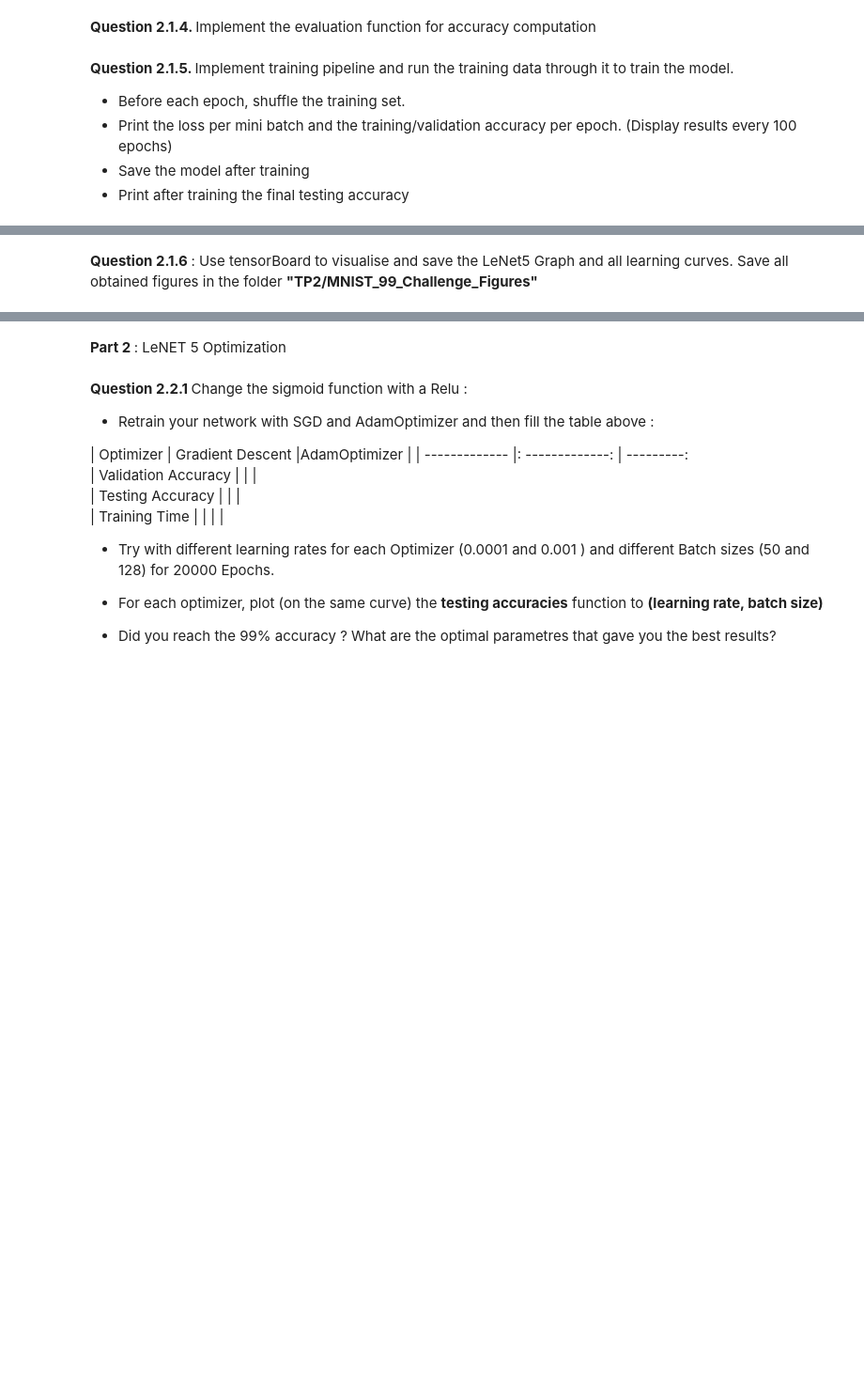
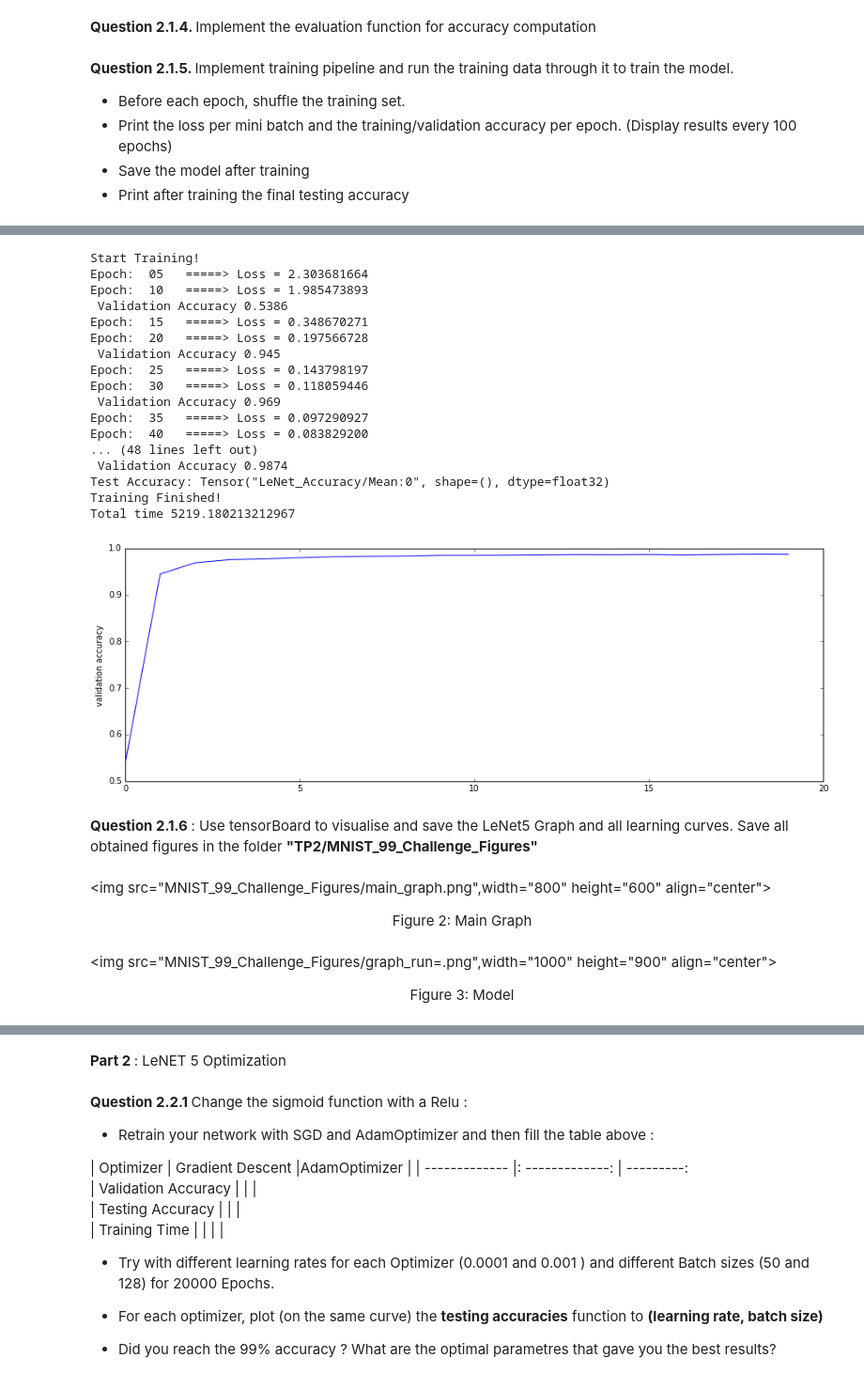
Before and after one commit to gcollura/deeplearning-labs, a Jupyter notebook: lab02-tensorflow/TP2-notebook.ipynb, the cells around one changed output, grey strips where cells are left out. Shown: that part at 94% size. Drawn from its saved outputs; the diff is of its cells as text; code cells hidden in the pictures; blank space fills up the shorter version.

```diff
--- a/lab02-tensorflow/TP2-notebook.ipynb
+++ b/lab02-tensorflow/TP2-notebook.ipynb
@@ -213,13 +216,11 @@ from tensorflow.contrib.layers import flatten
 
 def LeNet5_Model(data, keep_prob, activation=tf.nn.sigmoid):
     conv_1 = tf.nn.conv2d(data, weight_variable([5, 5, 1, 6]), [1, 1, 1, 1], 'VALID', name='conv_1')
-    conv_1 = tf.nn.dropout(activation(conv_1 + bias_variable([24, 24, 6]), name='activation_conv_1'),
-                           keep_prob=keep_prob, name='dropout_conv_1')
+    conv_1 = activation(conv_1 + bias_variable([24, 24, 6]), name='activation_conv_1')
     conv_1 = tf.nn.max_pool(conv_1, [1, 2, 2, 1], [1, 2, 2, 1], 'VALID')
 
     conv_2 = tf.nn.conv2d(conv_1, weight_variable([5, 5, 6, 16]), [1, 1, 1, 1], 'VALID', name='conv_2')
-    conv_2 = tf.nn.dropout(activation(conv_2 + bias_variable([8, 8, 16]), name='activation_conv_2'),
-                           keep_prob=keep_prob, name='dropout_conv_2')
+    conv_2 = activation(conv_2 + bias_variable([8, 8, 16]), name='activation_conv_2')
     conv_2 = tf.nn.max_pool(conv_2, [1, 2, 2, 1], [1, 2, 2, 1], 'VALID')
 
     flat = flatten(conv_2)
@@ -251,7 +256,9 @@ def LeNet5_Model(data, keep_prob, activation=tf.nn.sigmoid):
 # Training parameters
 learning_rate = 0.1
 batch_size = 128
-training_epochs = 50
+training_epochs = 200
+display_step = 5
+logs_path = 'log_files/'  # useful for tensorboard
 # %% [markdown]
 <b> Question 2.1.4. </b>  Implement the evaluation function for accuracy computation
 # %%
@@ -271,7 +278,7 @@ def evaluate(model, y):
 import time
 
 def train(learning_rate=0.1, optimizer_function=tf.train.GradientDescentOptimizer, batch_size=128,
-          training_epochs=50, drop_out=1.0, activation=tf.nn.sigmoid):
+          training_epochs=50, drop_out=1.0, activation=tf.nn.sigmoid, display_step=5):
     tf.reset_default_graph()
 
     # tf Graph Input:  mnist data image of shape 28*28=784
@@ -304,6 +311,7 @@ def train(learning_rate=0.1, optimizer_function=tf.train.GradientDescentOptimize
     merged_summary_op = tf.summary.merge_all()
 
     losses = []
+    val_accuracies = []
 
     # Initializing the session
     print ("Start Training!")
@@ -333,12 +341,14 @@ def train(learning_rate=0.1, optimizer_function=tf.train.GradientDescentOptimize
             # Display logs per epoch step
             if (epoch + 1) % display_step == 0:
                 print("Epoch: ", '%02d' % (epoch+1), "  =====> Loss =", "{:.9f}".format(avg_cost))
+            if (epoch + 1) % 10 == 0:
+                val_acc = acc.eval({x: mnist.validation.images.reshape([-1, 28, 28, 1]), y: mnist.validation.labels, keep_prob: 1.0})
+                val_accuracies.append(val_acc)
+                print(" Validation Accuracy", val_acc)
 
-        acc = acc.eval({x: mnist.test.images.reshape([-1, 28, 28]), y: mnist.test.labels, drop_out: 1.0})
-        print("Accuracy:", acc)
+        accuracy = acc.eval({x: mnist.test.images.reshape([-1, 28, 28, 1]), y: mnist.test.labels, keep_prob: 1.0})
+        print("Test Accuracy:", acc)
 
     t = time.time() - t0
     print ("Training Finished!")
-    return model, losses, acc, t
+    return model, losses, accuracy, val_accuracies, t
-# %%
-train(learning_rate, tf.train.GradientDescentOptimizer, batch_size, training_epochs)
@@ -364,3 +355,31 @@ ValueError: Cannot feed value of shape (10000, 28, 28) for Tensor 'InputData:0',
+# %%
+model, _, _, accuracies, t = train(learning_rate, tf.train.GradientDescentOptimizer,
+                                   batch_size, training_epochs, display_step=5)
+print('Total time', t)
+
+plt.figure(figsize=(15,5))
+plt.ylabel("validation accuracy")
+plt.plot(accuracies)
+plt.show()
+# %% [output]
+Start Training!
+Epoch:  05   =====> Loss = 2.303681664
+Epoch:  10   =====> Loss = 1.985473893
+ Validation Accuracy 0.5386
+Epoch:  15   =====> Loss = 0.348670271
+Epoch:  20   =====> Loss = 0.197566728
+ Validation Accuracy 0.945
+Epoch:  25   =====> Loss = 0.143798197
+Epoch:  30   =====> Loss = 0.118059446
+ Validation Accuracy 0.969
+Epoch:  35   =====> Loss = 0.097290927
+Epoch:  40   =====> Loss = 0.083829200
+... (48 lines left out)
+ Validation Accuracy 0.9874
+Test Accuracy: Tensor("LeNet_Accuracy/Mean:0", shape=(), dtype=float32)
+Training Finished!
+Total time 5219.180213212967
+[figure, added]
 # %% [markdown]
 <b> Question 2.1.6 </b> : Use tensorBoard to visualise and save the LeNet5 Graph and all learning curves.
 Save all obtained figures in the folder **"TP2/MNIST_99_Challenge_Figures"**
@@ -370,0 +386,6 @@ Save all obtained figures in the folder **"TP2/MNIST_99_Challenge_Figures"**
+# %% [markdown]
+<img src="MNIST_99_Challenge_Figures/main_graph.png",width="800" height="600" align="center">
+<center><span>Figure 2: Main Graph</span></center>
+# %% [markdown]
+<img src="MNIST_99_Challenge_Figures/graph_run=.png",width="1000" height="900" align="center">
+<center><span>Figure 3: Model</span></center>
```
Also changed, not shown: parts of 10 cells of this notebook, 4 other files.
